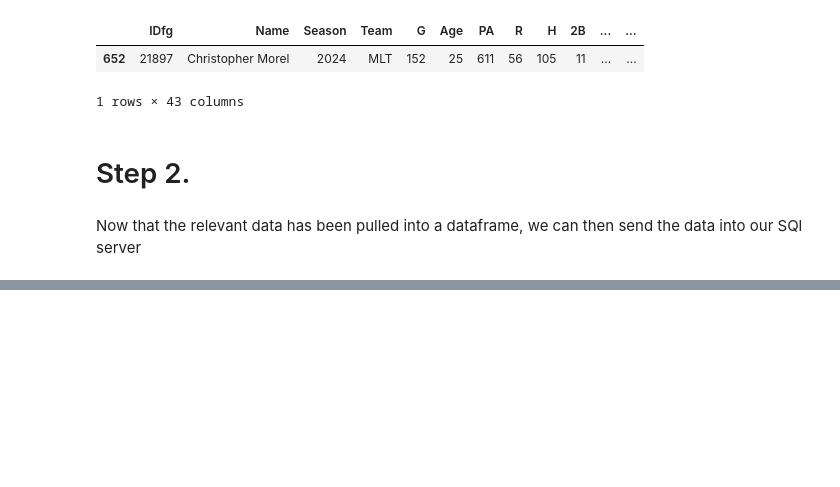
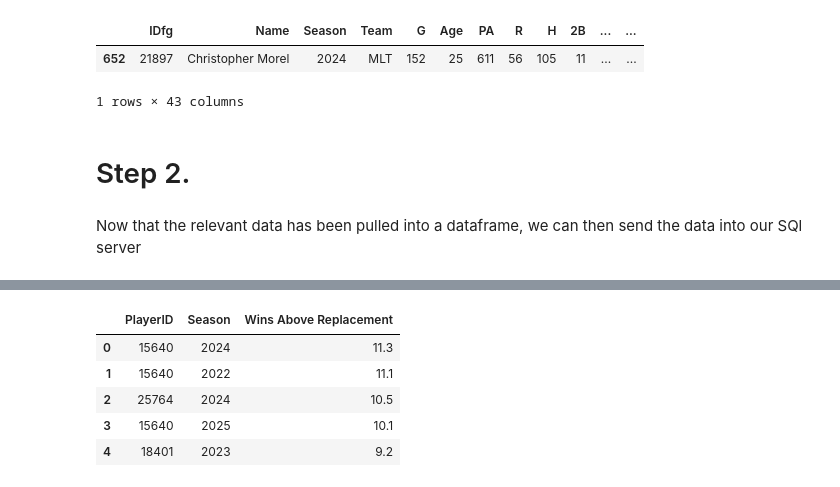
Before and after one commit to KyleDong03/MLB-War-Predictor, a Jupyter notebook: notebooks/Test Notebook.ipynb, the cells around one changed output, grey strips where cells are left out. Cells and saved outputs as stored; diff of their text form; code cells hidden in the pictures; blank space fills up the shorter version.

```diff
--- a/notebooks/Test Notebook.ipynb
+++ b/notebooks/Test Notebook.ipynb
@@ -162,0 +202,13 @@ import sqlalchemy as db
+# %%
+# Run a sanity check to ensure the data was written correctly to WARVals table
+query = 'SELECT * FROM "WARVals";'
+
+WARData = pd.read_sql(query, connection)
+WARData.head()
+# %% [output]
+|  | PlayerID | Season | Wins Above Replacement |
+| 0 | 15640 | 2024 | 11.3 |
+| 1 | 15640 | 2022 | 11.1 |
+| 2 | 25764 | 2024 | 10.5 |
+| 3 | 15640 | 2025 | 10.1 |
+| 4 | 18401 | 2023 | 9.2 |
```
Also changed, not shown: parts of 7 cells of this notebook, 1 other file.
